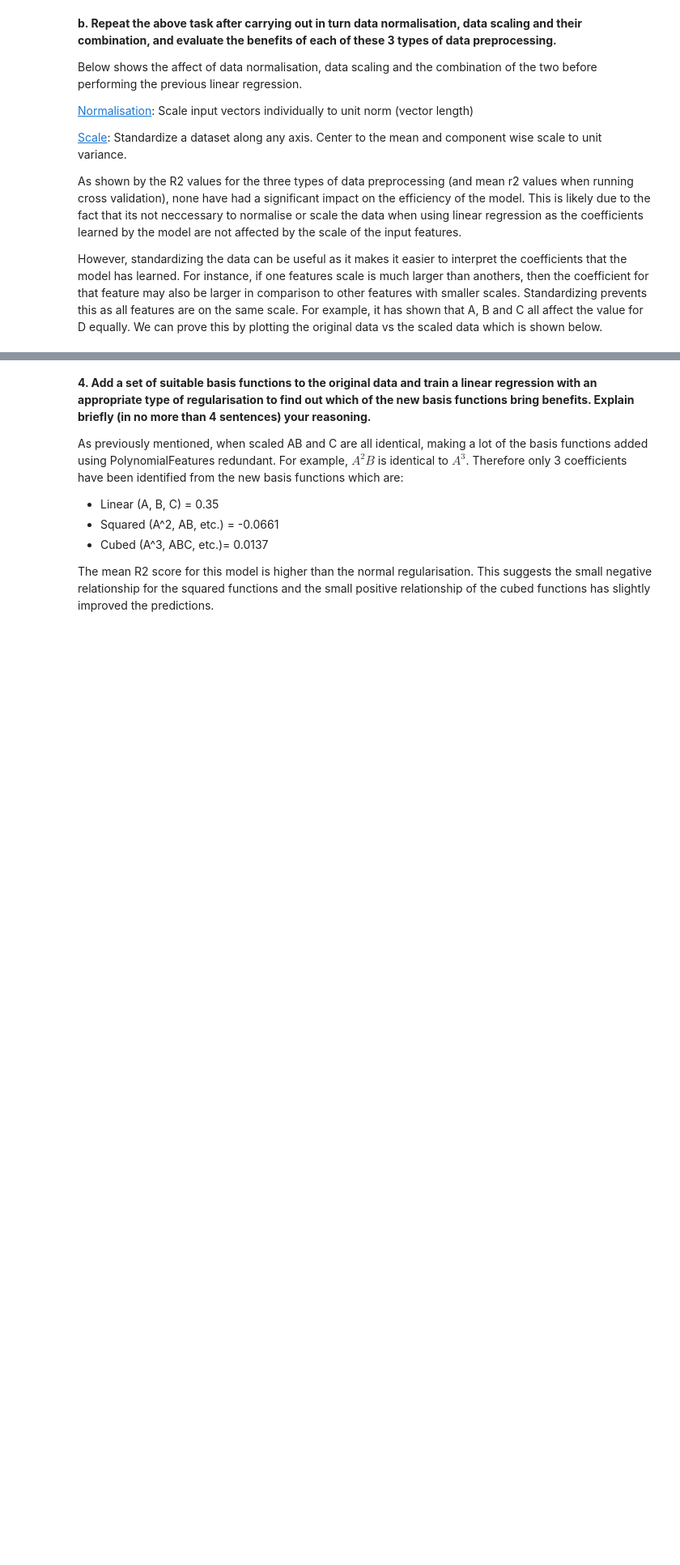
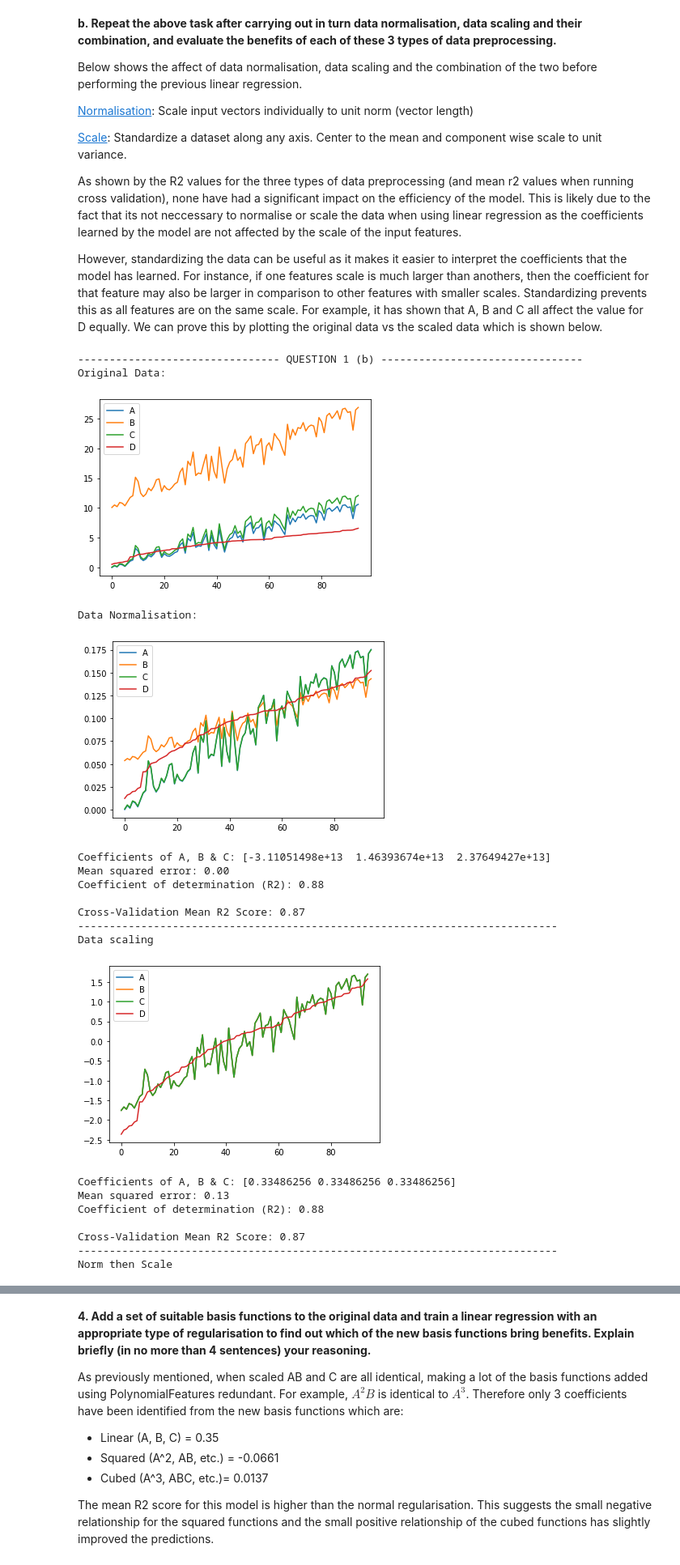
Before and after one commit to LucyIvatt/probabilistic-and-deep-learning, a Jupyter notebook: int3.ipynb, the cells around one changed output, grey strips where cells are left out. Shown at 81% size. Saved outputs shown, nothing was run; the diff lists cells and outputs as text; code cells hidden in the pictures; blank space fills up the shorter version.

```diff
--- a/int3.ipynb
+++ b/int3.ipynb
@@ -102,35 +113,44 @@ However, standardizing the data can be useful as it makes it easier to interpret
 # %%
 print("-" * 32 + " QUESTION 1 (b) " + "-" * 32)
 
+print("Original Data:")
 df = pd.DataFrame(data, columns = ['A','B','C', 'D'])
 df.plot()
+plt.show()
+
 
 # 1. Performs Data Normalisation - using lecture example
 print("Data Normalisation:")
 least_squares_regression(data=DATA, train_size=75, v=1)
 print("-" * 76)
 
 # 2. Performs Data Scaling - using lecture example
 print("Data scaling")
 least_squares_regression(data=DATA, train_size=75, v=2)
 print("-" * 76)
 
 # 3. Performs Data Normalisation and Data Scaling - using lecture examples
 print("Norm then Scale")
 least_squares_regression(data=DATA, train_size=75, v=3)
 print("-" * 76)
-
-# 4. Performs Data Normalisation - using min max
-print("Norm - min max")
-least_squares_regression(data=DATA, train_size=75, v=4)
-print("-" * 76)
-
-# 3. Performs Scaling - using standard scaler
-print("Scale - standard scaler")
-least_squares_regression(data=DATA, train_size=75, v=5)
-print("-" * 76)
-
-# 3. Performs Data Normalisation and Data Scaling - using MinMaxScaler and StandardScaler
-print("Scale - min max then scaler")
-least_squares_regression(data=DATA, train_size=75, v=6)
-print("-" * 76)
+# %% [output]
+-------------------------------- QUESTION 1 (b) --------------------------------
+Original Data:
+[figure, added]
+Data Normalisation:
+[figure, added]
+Coefficients of A, B & C: [-3.11051498e+13  1.46393674e+13  2.37649427e+13]
+Mean squared error: 0.00
+Coefficient of determination (R2): 0.88
+
+Cross-Validation Mean R2 Score: 0.87
+----------------------------------------------------------------------------
+Data scaling
+[figure, added]
+Coefficients of A, B & C: [0.33486256 0.33486256 0.33486256]
+Mean squared error: 0.13
+Coefficient of determination (R2): 0.88
+
+Cross-Validation Mean R2 Score: 0.87
+----------------------------------------------------------------------------
+Norm then Scale
```
Also changed, not shown: parts of 9 cells of this notebook.
